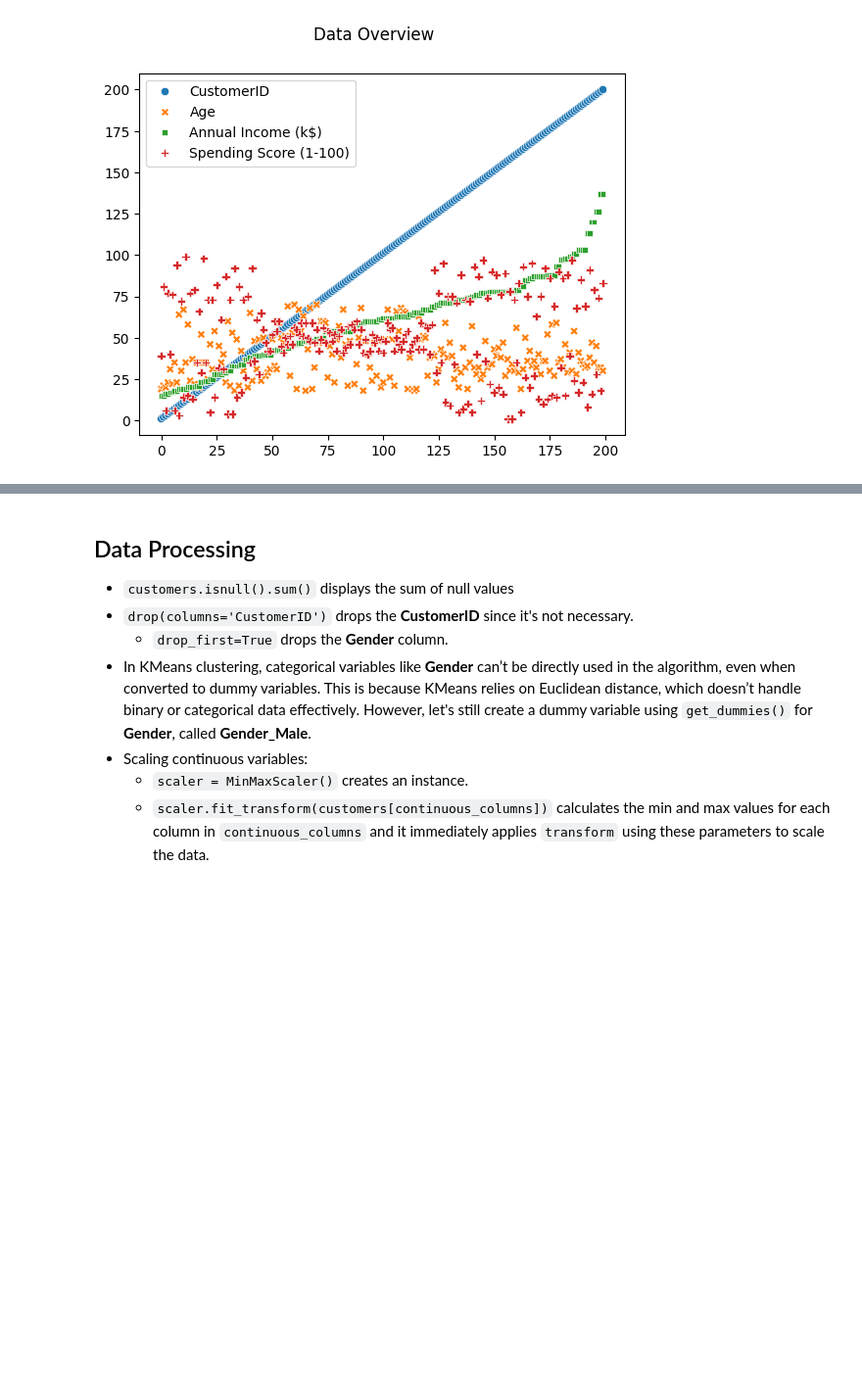
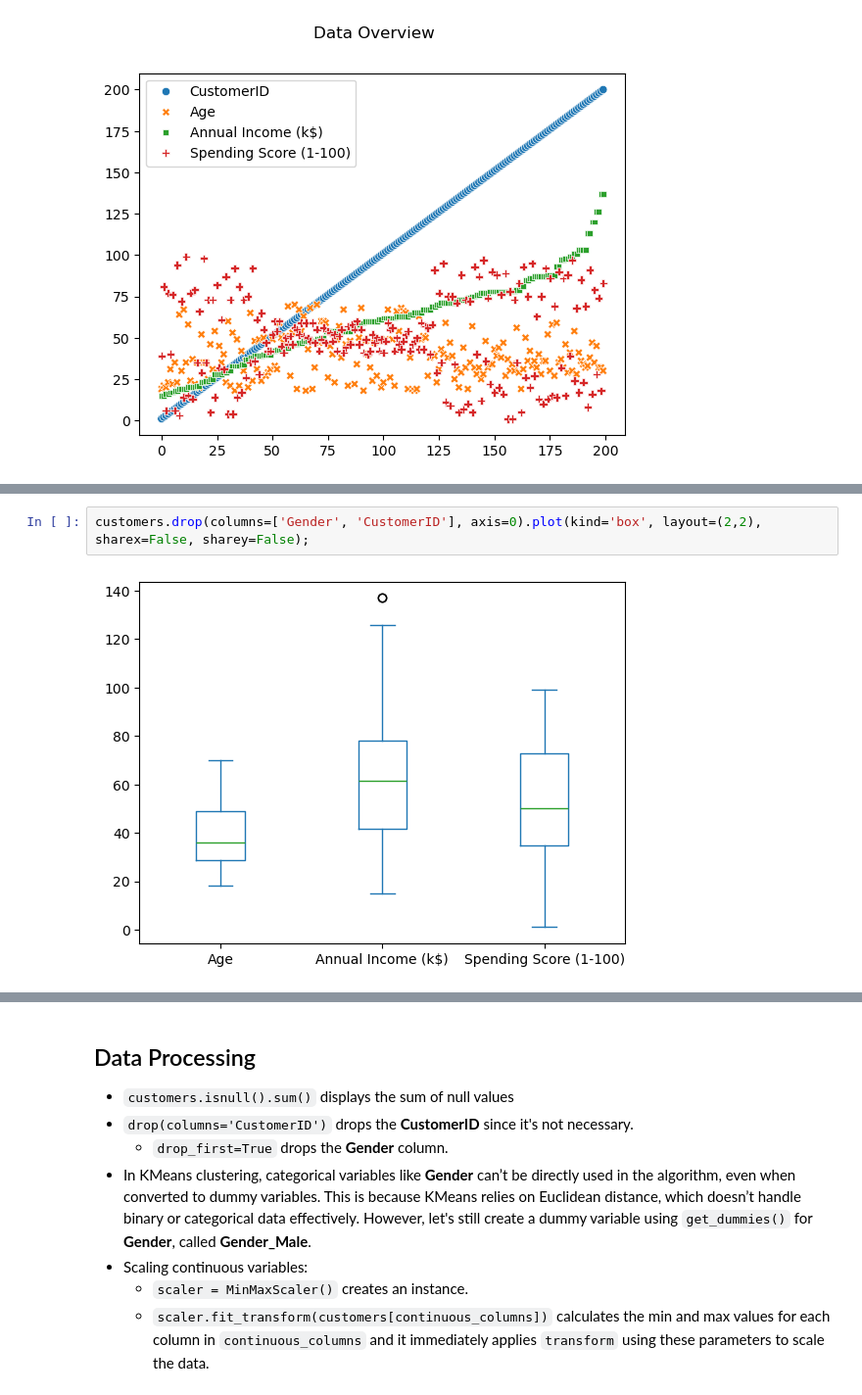
Before and after one commit to thaopham98/DataScience, a Jupyter notebook: python_analysis/A8-K-Means.ipynb, the cells around one changed output, grey strips where cells are left out. Shown at 98% size. Cells and saved outputs as stored; diff of their text form; blank space fills up the shorter version.

```diff
--- a/python_analysis/A8-K-Means.ipynb
+++ b/python_analysis/A8-K-Means.ipynb
@@ -63,0 +83,4 @@ plt.show()
+# %%
+customers.drop(columns=['Gender', 'CustomerID'], axis=0).plot(kind='box', layout=(2,2), sharex=False, sharey=False);
+# %% [output]
+[figure, added]
```
Also changed, not shown: parts of 34 cells of this notebook.
